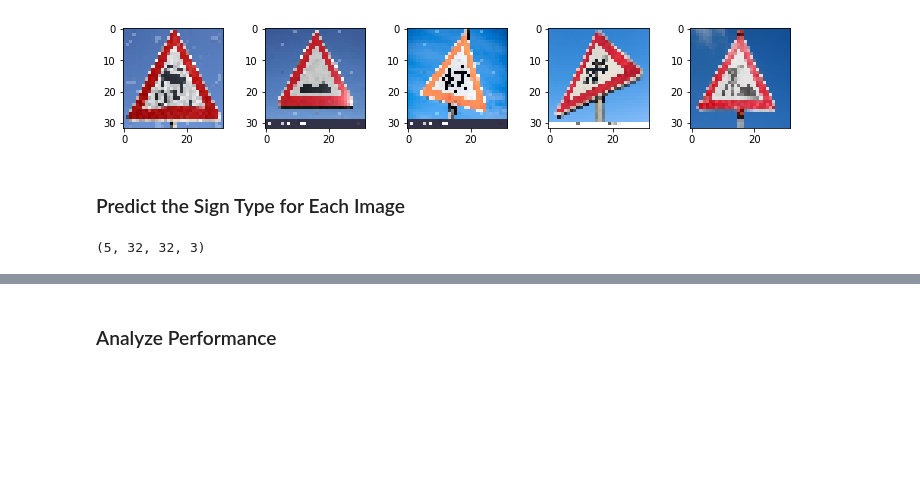
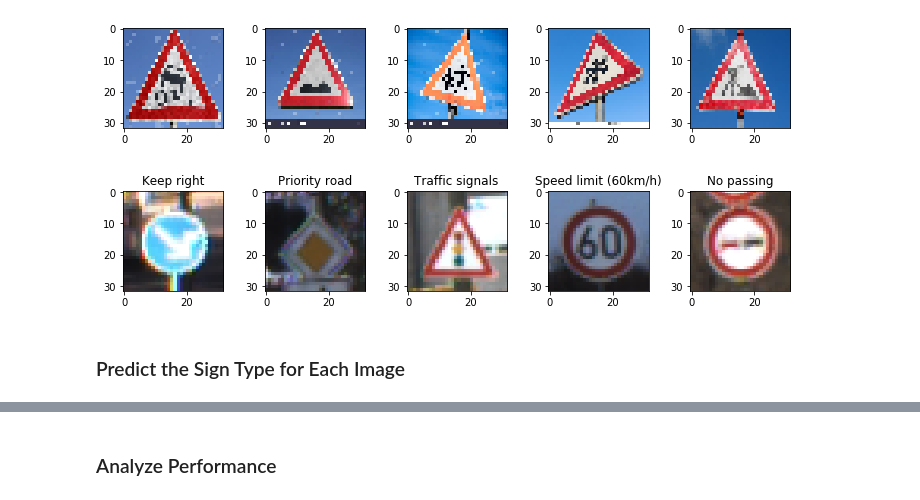
Before and after one commit to mikeliao97/CarND-Traffic-Sign-Classifier-Project, a Jupyter notebook: Traffic_Sign_Classifier-Lenet.ipynb, the cells around one changed output, grey strips where cells are left out. Saved outputs shown, nothing was run; the diff lists cells and outputs as text; code cells hidden in the pictures; blank space fills up the shorter version.

```diff
--- a/Traffic_Sign_Classifier-Lenet.ipynb
+++ b/Traffic_Sign_Classifier-Lenet.ipynb
@@ -173,7 +173,7 @@ def preprocess_batch(img_batch):
     """
     Applies transformation to an image and returns the img
     """
-    normalized = (img_batch - 128.0) / 128.0
+    normalized = (img_batch - 128) / 128
     return normalized
 # %%
 NUM_VIZ  = 10
@@ -365,9 +423,21 @@ for idx, img_link in enumerate(TEST_IMAGES_LINKS):
 f.show()
 # %% [output]
 [figure]
+# %%
+## Load the images and plot them here.
+## Feel free to use as many code cells as needed.
+NUM_TO_TEST = 5
+f, axarr = plt.subplots(1, NUM_TO_TEST, figsize=(10, 10))
+f.tight_layout()
+TEST_IMAGE_IDX = np.random.choice(len(X_test), NUM_TO_TEST)
+test_images = []
+for idx, img_link in enumerate(TEST_IMAGES_LINKS):
+    img_tmp = X_test[TEST_IMAGE_IDX[idx]]
+    axarr[idx].imshow(img_tmp)
+    axarr[idx].set_title(int_to_class[y_test[TEST_IMAGE_IDX[idx]]])
+    test_images.append(img_tmp)
+f.show()
+# %% [output]
+[figure, added]
 # %% [markdown]
 ### Predict the Sign Type for Each Image
-# %%
-test_images = np.array(test_images)
-# %% [output]
-(5, 32, 32, 3)
```
Also changed, not shown: parts of 10 cells of this notebook, 5 other files.
